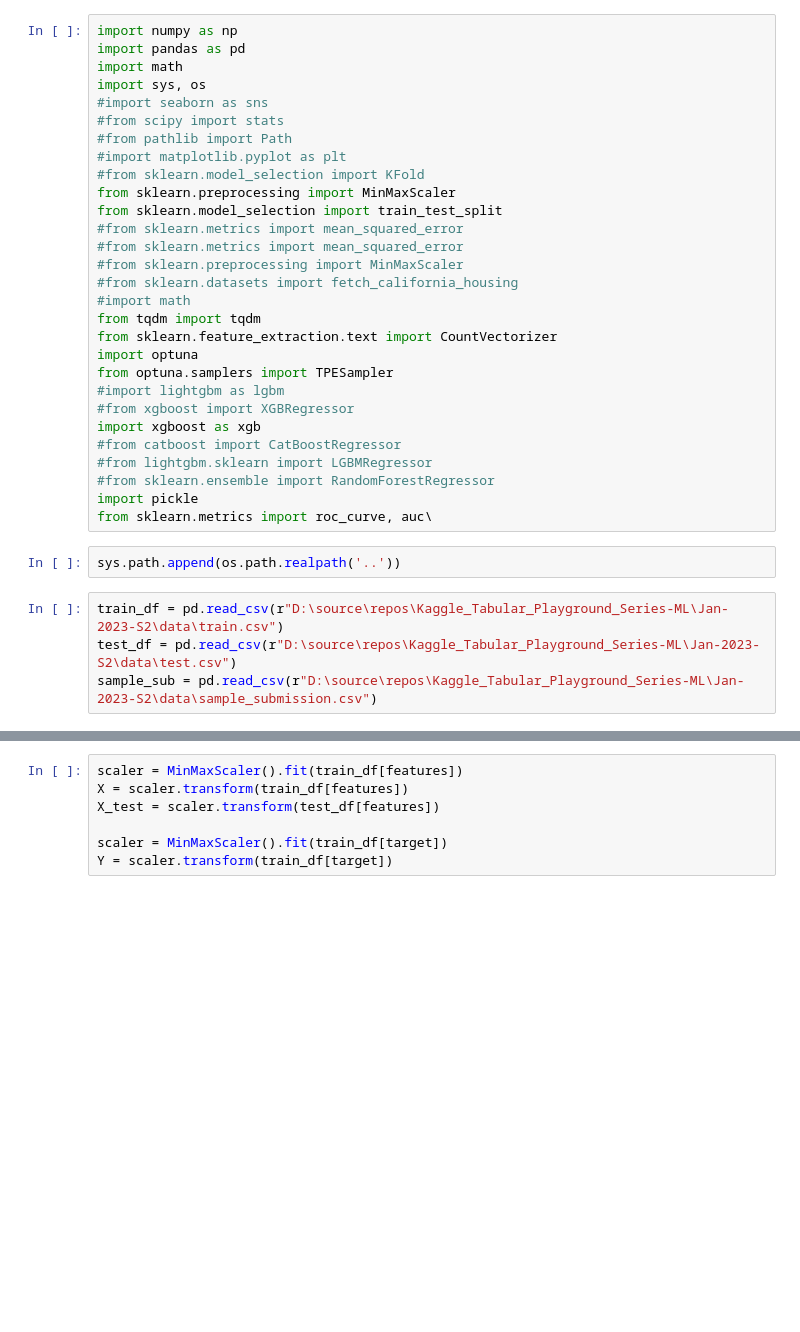
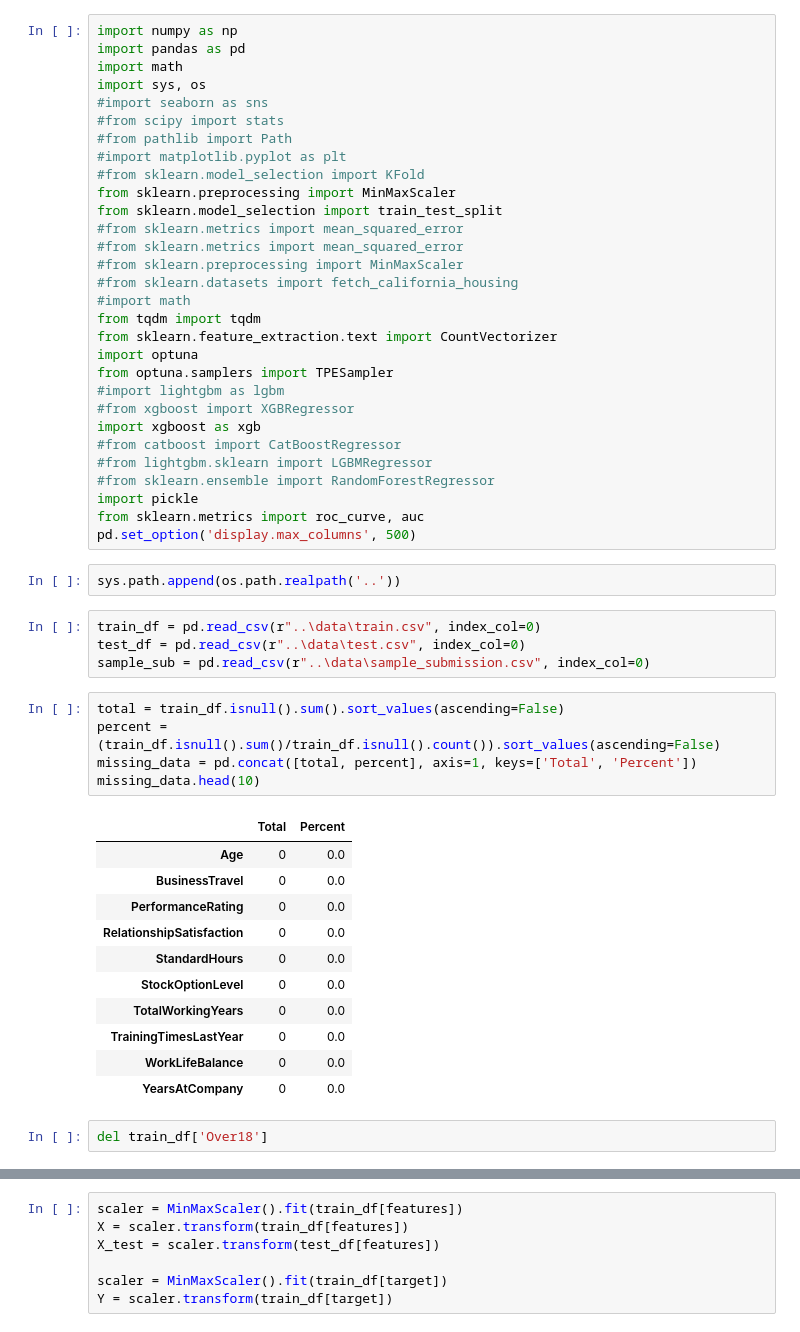
Before and after one commit to darkmatter2222/Kaggle_Tabular_Playground_Series-ML, a Jupyter notebook: Jan-2023-S3/pipelines/XGB_ROC-AUC_Optuna.ipynb, the cells around one changed output, grey strips where cells are left out. Cells and saved outputs as stored; diff of their text form; blank space fills up the shorter version.

```diff
--- a/Jan-2023-S3/pipelines/XGB_ROC-AUC_Optuna.ipynb
+++ b/Jan-2023-S3/pipelines/XGB_ROC-AUC_Optuna.ipynb
@@ -26,11 +26,31 @@ import xgboost as xgb
 #from lightgbm.sklearn import LGBMRegressor
 #from sklearn.ensemble import RandomForestRegressor
 import pickle
-from sklearn.metrics import roc_curve, auc\
+from sklearn.metrics import roc_curve, auc
+pd.set_option('display.max_columns', 500)
 # %%
 sys.path.append(os.path.realpath('..'))
 # %%
-train_df = pd.read_csv(r"D:\source\repos\Kaggle_Tabular_Playground_Series-ML\Jan-2023-S2\data\train.csv")
-test_df = pd.read_csv(r"D:\source\repos\Kaggle_Tabular_Playground_Series-ML\Jan-2023-S2\data\test.csv")
-sample_sub = pd.read_csv(r"D:\source\repos\Kaggle_Tabular_Playground_Series-ML\Jan-2023-S2\data\sample_submission.csv")
+train_df = pd.read_csv(r"..\data\train.csv", index_col=0)
+test_df = pd.read_csv(r"..\data\test.csv", index_col=0)
+sample_sub = pd.read_csv(r"..\data\sample_submission.csv", index_col=0)
+# %%
+total = train_df.isnull().sum().sort_values(ascending=False)
+percent = (train_df.isnull().sum()/train_df.isnull().count()).sort_values(ascending=False)
+missing_data = pd.concat([total, percent], axis=1, keys=['Total', 'Percent'])
+missing_data.head(10)
+# %% [output]
+|  | Total | Percent |
+| Age | 0 | 0.0 |
+| BusinessTravel | 0 | 0.0 |
+| PerformanceRating | 0 | 0.0 |
+| RelationshipSatisfaction | 0 | 0.0 |
+| StandardHours | 0 | 0.0 |
+| StockOptionLevel | 0 | 0.0 |
+| TotalWorkingYears | 0 | 0.0 |
+| TrainingTimesLastYear | 0 | 0.0 |
+| WorkLifeBalance | 0 | 0.0 |
+| YearsAtCompany | 0 | 0.0 |
+# %%
+del train_df['Over18']
 # %%
```
Also changed, not shown: parts of 4 cells of this notebook, 2 other files.
